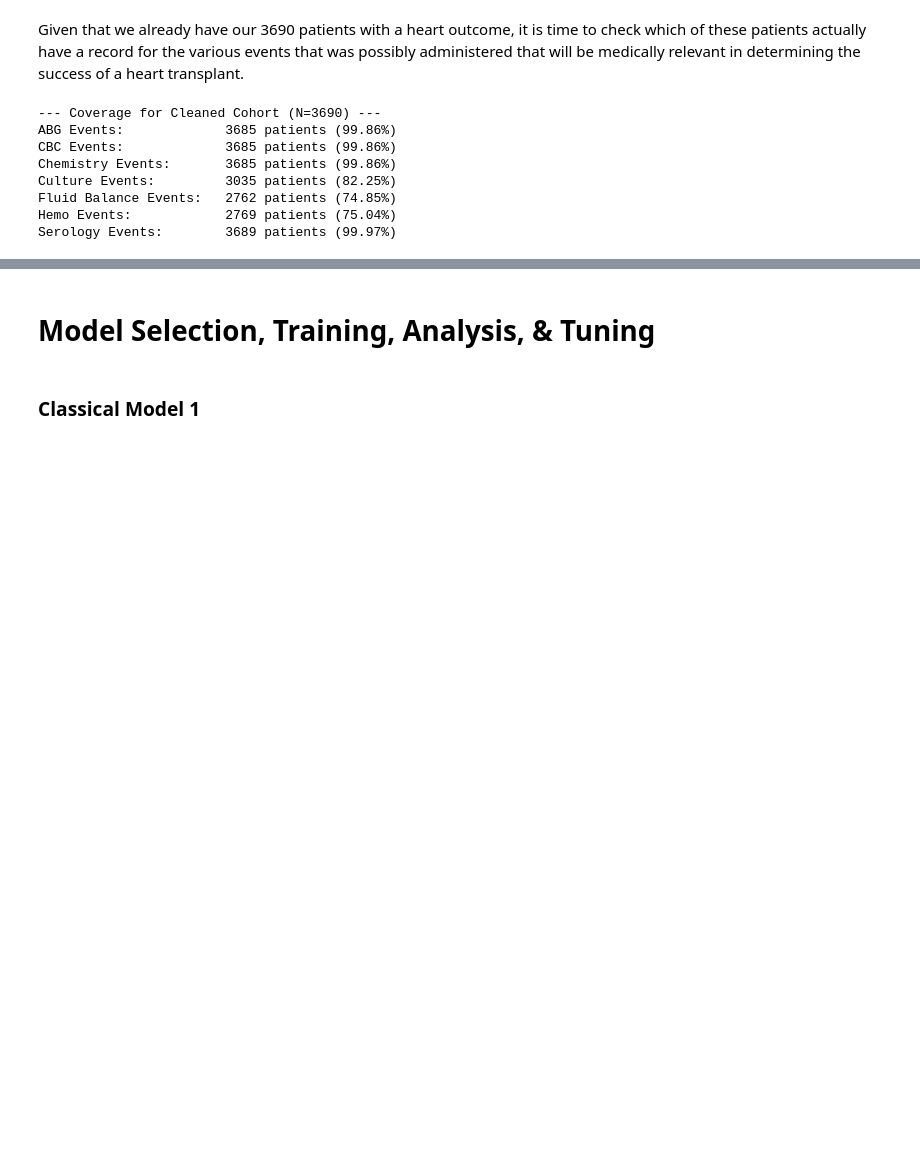
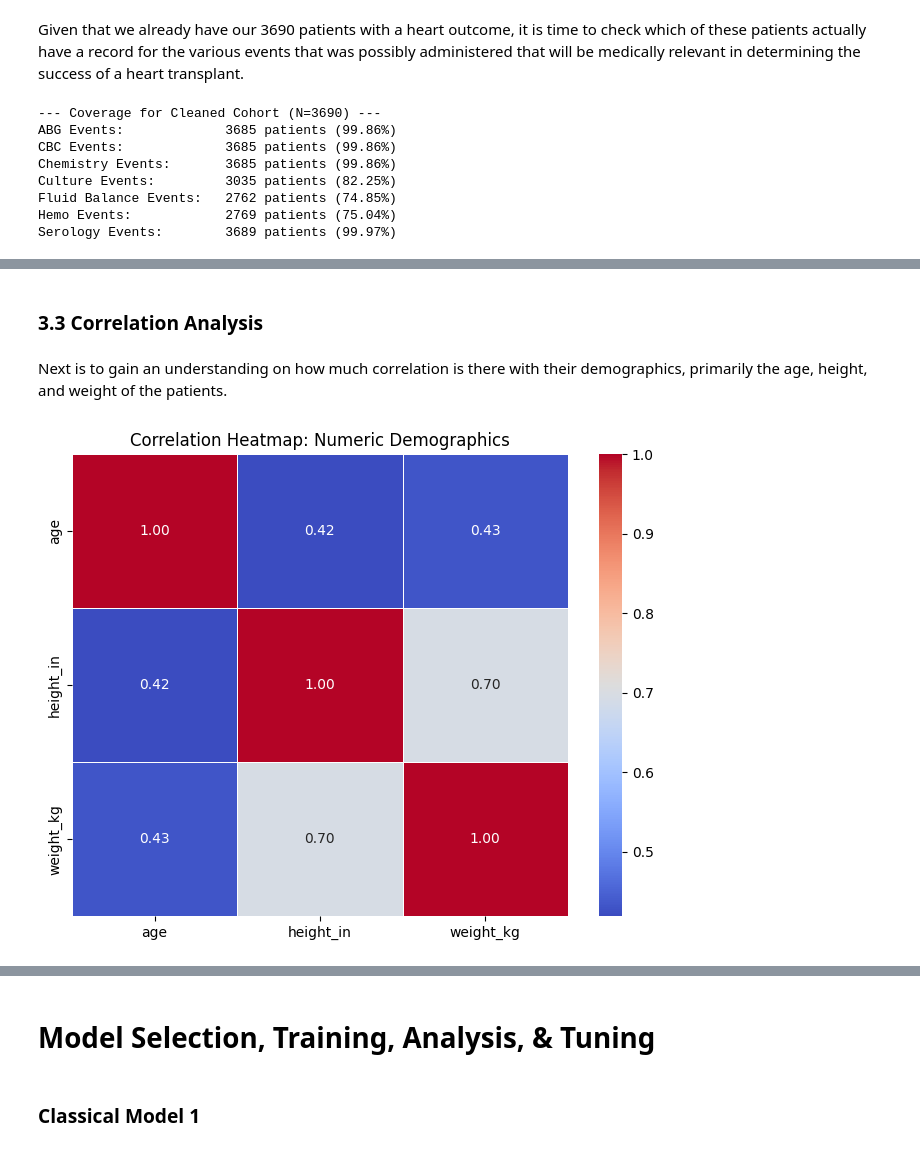
Before and after one commit to lonebono/STINTSY-MCO, a Jupyter notebook: STINTSY-MCO-Group 9.ipynb, the cells around one changed output, grey strips where cells are left out. Saved outputs shown, nothing was run; the diff lists cells and outputs as text; code cells hidden in the pictures; blank space fills up the shorter version.

```diff
--- a/STINTSY-MCO-Group 9.ipynb
+++ b/STINTSY-MCO-Group 9.ipynb
@@ -599,0 +735,13 @@ Serology Events:        3689 patients (99.97%)
+# %% [markdown]
+### 3.3 Correlation Analysis
+# %% [markdown]
+Next is to gain an understanding on how much correlation is there with their demographics, primarily the age, height, and weight of the patients.
+# %%
+corr_matrix = df_heart_cleaned[['age', 'height_in', 'weight_kg']].corr()
+
+plt.figure(figsize=(8, 6))
+sns.heatmap(corr_matrix, annot=True, cmap='coolwarm', fmt=".2f", linewidths=0.5)
+plt.title('Correlation Heatmap: Numeric Demographics')
+plt.show()
+# %% [output]
+[figure, added]
```
Also changed, not shown: parts of 19 cells of this notebook, 2 other files.
